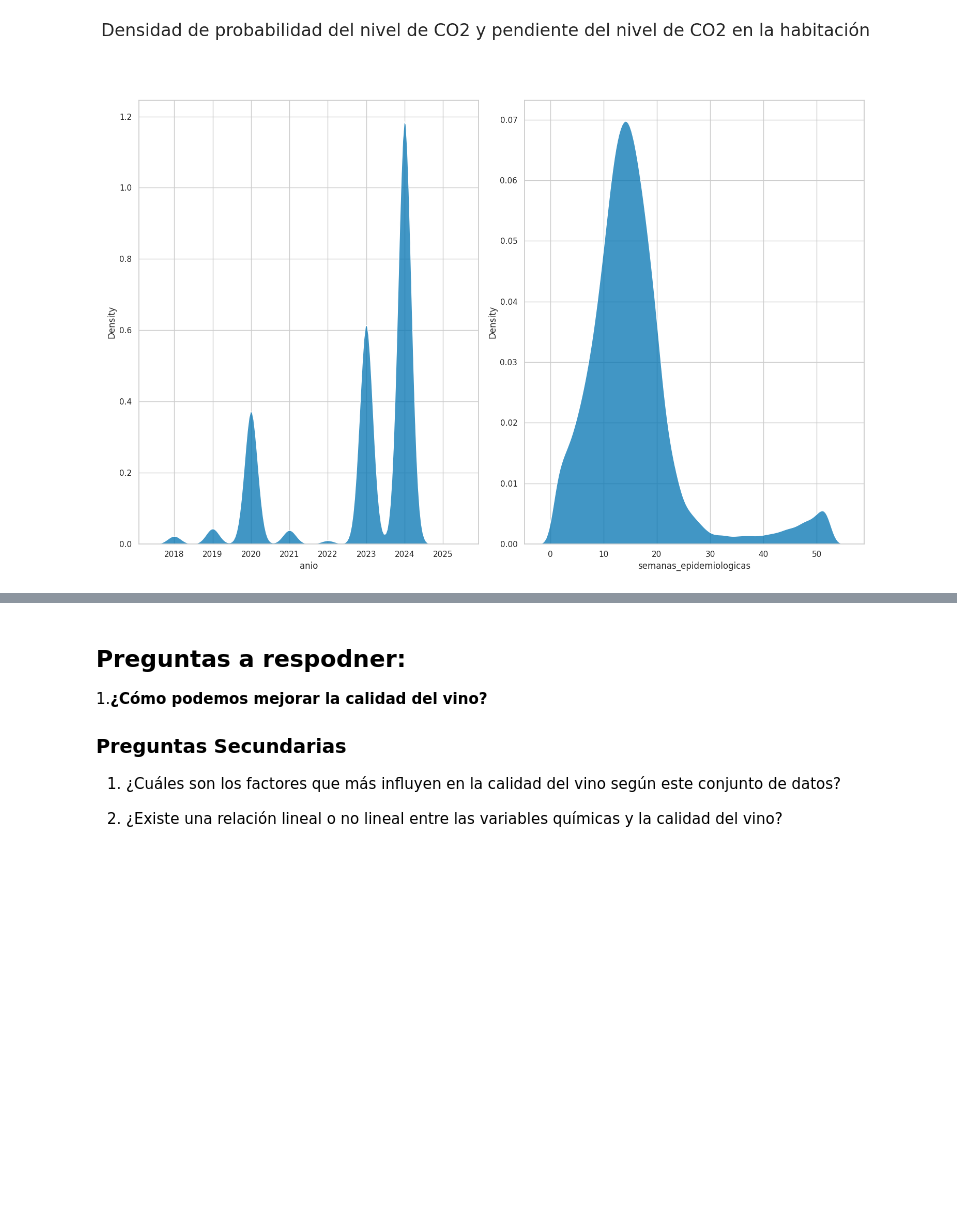
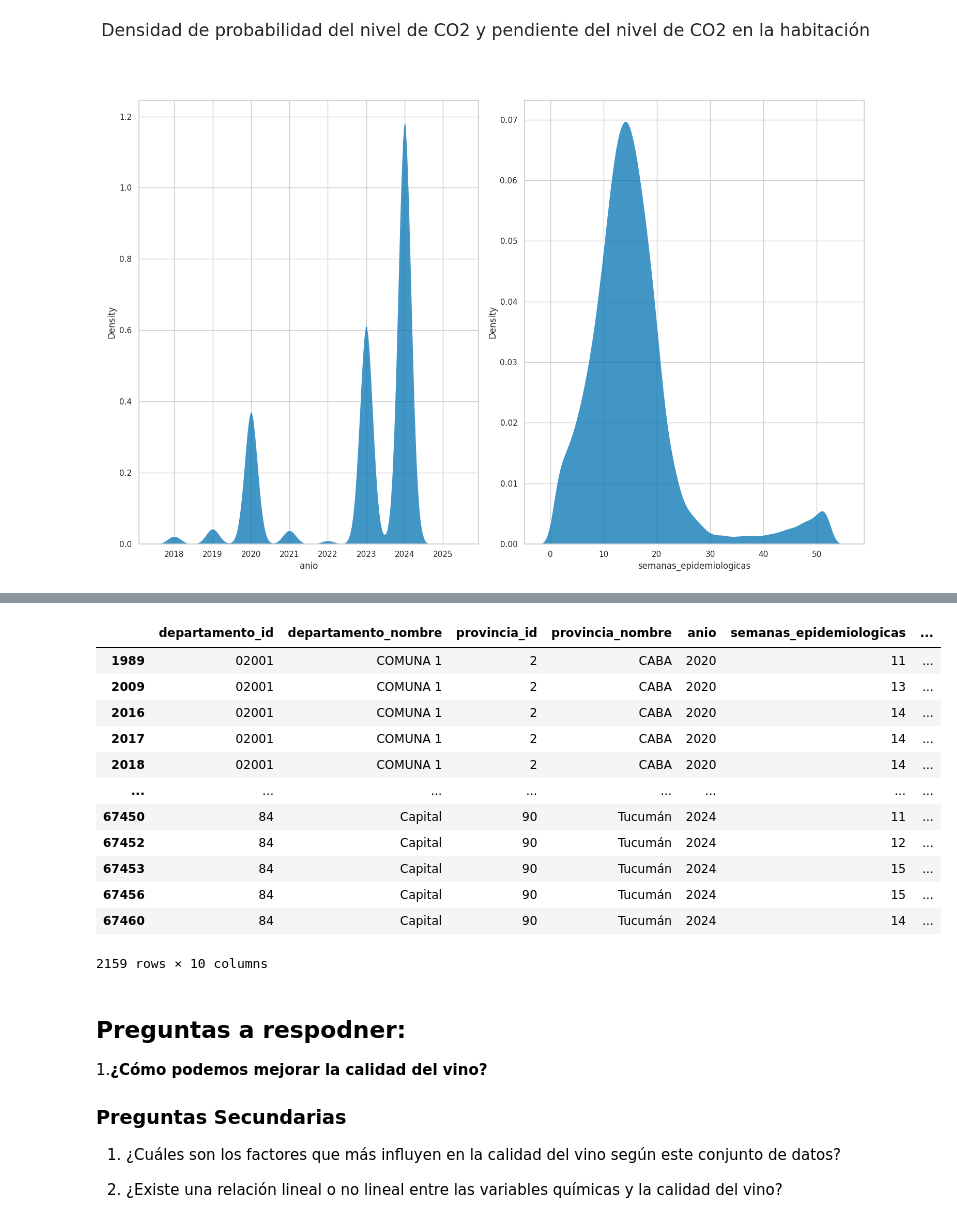
Before and after one commit to migue212852/SistemaSalud, a Jupyter notebook: Análisis_Casos_de_Dengue_en_Arg.ipynb, the cells around one changed output, grey strips where cells are left out. Drawn from its saved outputs; the diff is of its cells as text; code cells hidden in the pictures; blank space fills up the shorter version.

```diff
--- a/Análisis_Casos_de_Dengue_en_Arg.ipynb
+++ b/Análisis_Casos_de_Dengue_en_Arg.ipynb
@@ -469,3 +546,20 @@ plt.show()
+# %%
+x = df.loc[df['cantidad_casos'] > 70]
+x
+# %% [output]
+|  | departamento_id | departamento_nombre | provincia_id | provincia_nombre | anio | semanas_epidemiologicas | ... |
+| 1989 | 02001 | COMUNA 1 | 2 | CABA | 2020 | 11 | ... |
+| 2009 | 02001 | COMUNA 1 | 2 | CABA | 2020 | 13 | ... |
+| 2016 | 02001 | COMUNA 1 | 2 | CABA | 2020 | 14 | ... |
+| 2017 | 02001 | COMUNA 1 | 2 | CABA | 2020 | 14 | ... |
+| 2018 | 02001 | COMUNA 1 | 2 | CABA | 2020 | 14 | ... |
+| ... | ... | ... | ... | ... | ... | ... | ... |
+| 67450 | 84 | Capital | 90 | Tucumán | 2024 | 11 | ... |
+| 67452 | 84 | Capital | 90 | Tucumán | 2024 | 12 | ... |
+| 67453 | 84 | Capital | 90 | Tucumán | 2024 | 15 | ... |
+| 67456 | 84 | Capital | 90 | Tucumán | 2024 | 15 | ... |
+| 67460 | 84 | Capital | 90 | Tucumán | 2024 | 14 | ... |
+2159 rows × 10 columns
 # %% [markdown]
 ## Preguntas a respodner:
 
```
Also changed, not shown: parts of 18 cells of this notebook.
